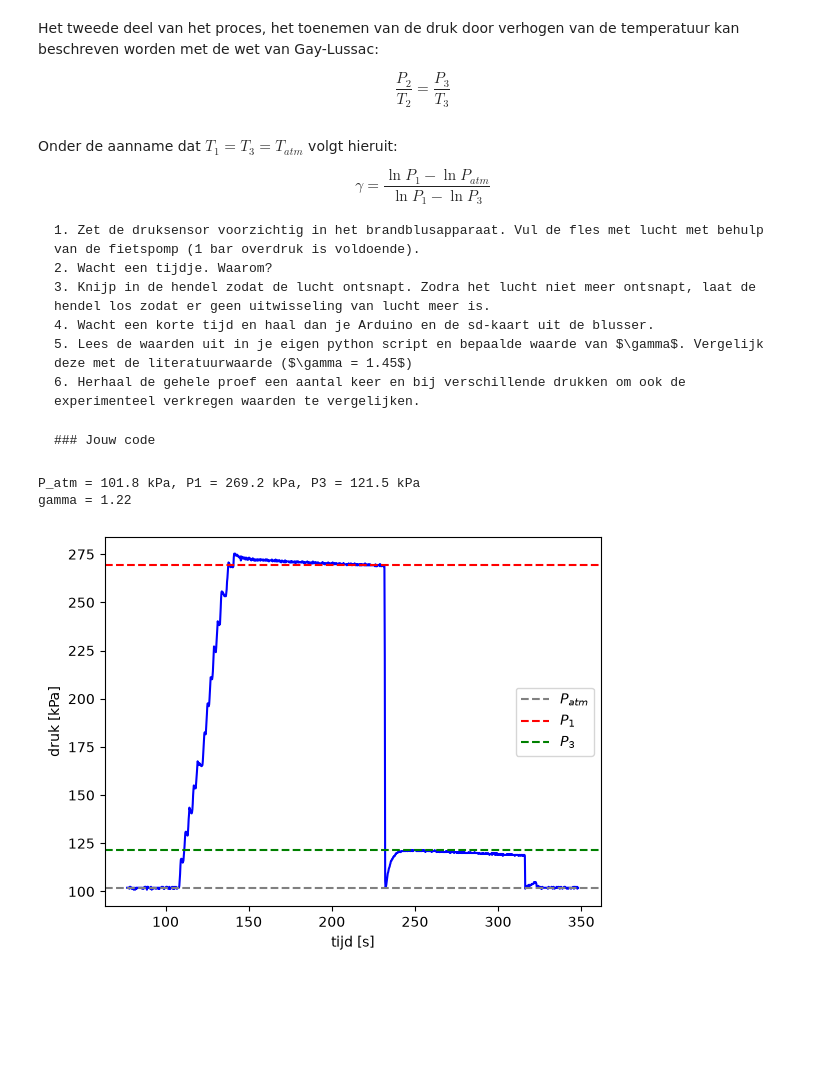
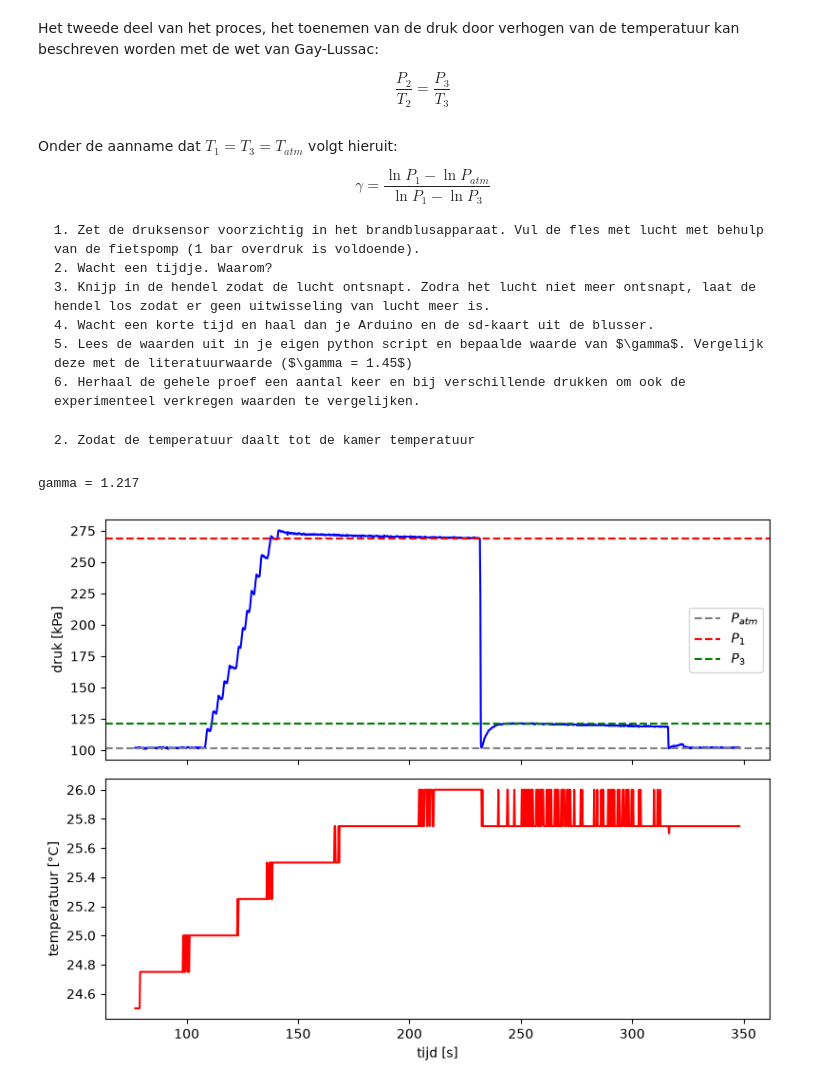
Before and after one commit to youriisrael/IP2-thermo, a Jupyter notebook: simulations/Thermo Groot/Brandblusser.ipynb, the cells around one changed output. Cells and saved outputs as stored; diff of their text form; code cells hidden in the pictures; blank space fills up the shorter version.

````diff
--- a/simulations/Thermo Groot/Brandblusser.ipynb
+++ b/simulations/Thermo Groot/Brandblusser.ipynb
@@ -287,41 +278,53 @@ $$
 ```
 
 ```{code-cell} ipython3
-### Jouw code
+2. Zodat de temperatuur daalt tot de kamer temperatuur
 ```
 # %%
 import numpy as np
 import matplotlib.pyplot as plt
 
 data = np.genfromtxt('bb_15_06_2bar.csv', delimiter=',', skip_header=1, invalid_raise=False)
 t = data[:, 0] / 1000      # tijd [s]
 U = data[:, 1]             # sensorwaarde [ADC]
+T = data[:, 2]             # temperatuur [°C]
 
 # ijking van de druksensor (uit de meting met de spuit)
-a, b = 501, -25332         # P = a U + b  [Pa]
 P = a * U + b
 
-# drie drukken aflezen
-P_atm = np.mean(P[t < 105])                    # voor het oppompen
-P1    = np.mean(P[(t > 225) & (t < 231.6)])    # vlak voor het leeglaten
-P3    = np.max(P[(t > 233) & (t < 316)])       # hoogste druk na het sluiten
+# drie drukken: gemiddelde over een stabiel stuk
+s_atm = t < 105                      # voor het oppompen
+s_1   = (t > 225) & (t < 231.6)      # vlak voor het leeglaten
+s_3   = (t > 240) & (t < 256)        # plateau na het sluiten
 
-gamma = (np.log(P1) - np.log(P_atm)) / (np.log(P1) - np.log(P3))
-print(f"P_atm = {P_atm/1e3:.1f} kPa, P1 = {P1/1e3:.1f} kPa, P3 = {P3/1e3:.1f} kPa")
-print(f"gamma = {gamma:.2f}")
+P_atm, P1, P3 = np.mean(P[s_atm]), np.mean(P[s_1]), np.mean(P[s_3])
 
-plt.plot(t, P/1e3, 'b-')
-plt.axhline(P_atm/1e3, color='gray', ls='--', label='$P_{atm}$')
-plt.axhline(P1/1e3, color='r', ls='--', label='$P_1$')
-plt.axhline(P3/1e3, color='g', ls='--', label='$P_3$')
-plt.xlabel('tijd [s]')
-plt.ylabel('druk [kPa]')
-plt.legend()
+
+# gamma en foutvoortplanting
+A = np.log(P1/P_atm)
+B = np.log(P1/P3)
+gamma = A / B
+
+
+print(f"gamma = {gamma:.3f}")
+
+# druk en temperatuur tegen de tijd
+fig, (ax1, ax2) = plt.subplots(2, 1, figsize=(8, 6), sharex=True)
+ax1.plot(t, P/1e3, 'b-')
+ax1.axhline(P_atm/1e3, color='gray', ls='--', label='$P_{atm}$')
+ax1.axhline(P1/1e3, color='r', ls='--', label='$P_1$')
+ax1.axhline(P3/1e3, color='g', ls='--', label='$P_3$')
+ax1.set_ylabel('druk [kPa]')
+ax1.legend()
+
+ax2.plot(t, T, 'r-')
+ax2.set_xlabel('tijd [s]')
+ax2.set_ylabel('temperatuur [°C]')
+plt.tight_layout()
 plt.show()
 # %% [output]
-P_atm = 101.8 kPa, P1 = 269.2 kPa, P3 = 121.5 kPa
-gamma = 1.22
+gamma = 1.217
-[figure, old version]
+[figure, new version]
 # %%
 import numpy as np
 import matplotlib.pyplot as plt
````
Also changed, not shown: parts of 5 cells of this notebook, 1 other file.
